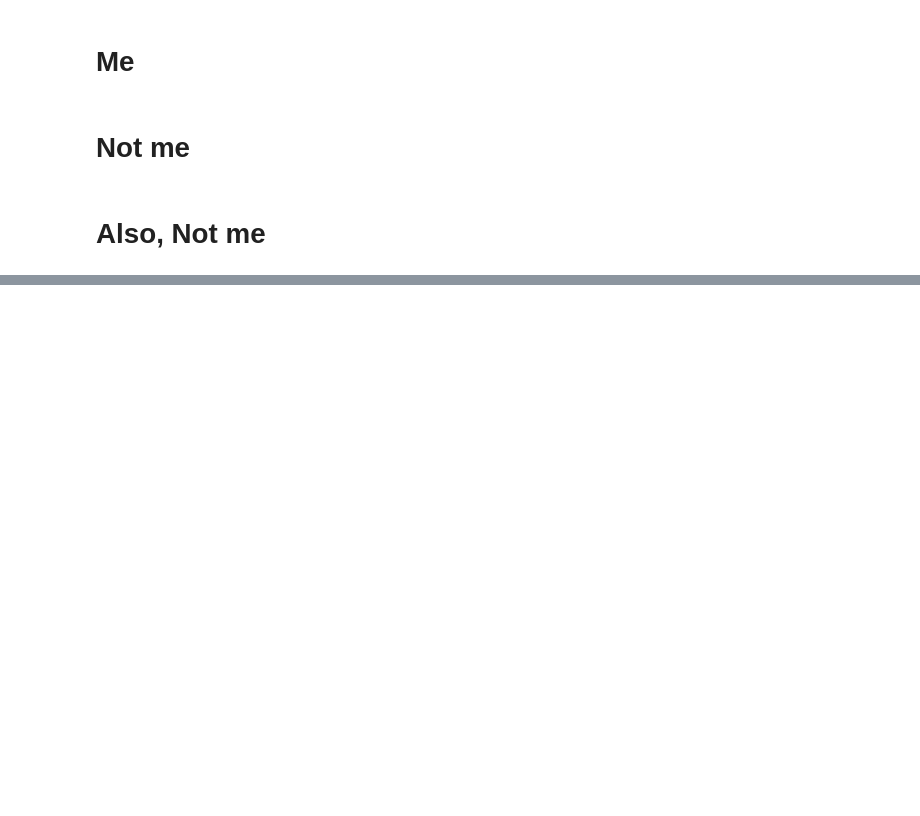
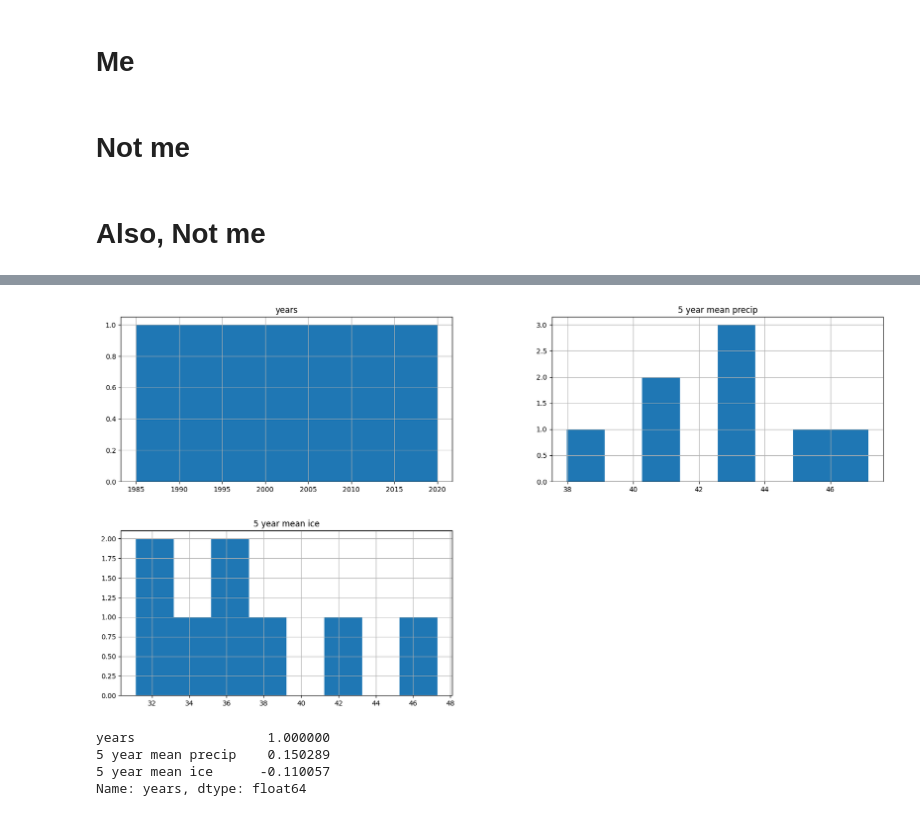
Before and after one commit to p-timothy/CodingProject, a Jupyter notebook: Notebook.ipynb, the cells around one changed output, grey strips where cells are left out. Cells and saved outputs as stored; diff of their text form; code cells hidden in the pictures; blank space fills up the shorter version.

Commit message:
Harris_data_update
Adding precip and ice data.
Early look at cor. mat.
Early look at regression model

```diff
--- a/Notebook.ipynb
+++ b/Notebook.ipynb
@@ -73,0 +304,4 @@ def rasterCalc(formula, imageList, filename):
+# %%
+#get only cover
+only1985_ice_mean = only1985_ice["cover"]
+only1985_ice_mean
@@ -73,0 +311,4 @@ def rasterCalc(formula, imageList, filename):
+# %%
+#add the 1985 ice mean to the ice array : array_ice_mean    only1985_ice_mean
+full_ice_array = np.append(only1985_ice_mean, array_ice_mean)
+full_ice_array
@@ -73,0 +321,4 @@ def rasterCalc(formula, imageList, filename):
+# %%
+#ice array into an ice df
+new_ice_df = pd.DataFrame(full_ice_array, columns = ['5 year mean ice'])
+new_ice_df
@@ -73,0 +339,4 @@ def rasterCalc(formula, imageList, filename):
+# %%
+#join with concat : new_year_df    new_precip_df
+final_concat_df = pd.concat([concat_df, new_ice_df], axis=1)
+final_concat_df
@@ -73,0 +357,5 @@ def rasterCalc(formula, imageList, filename):
+# %%
+# Plot histogram: will need to adjust bins
+final_concat_df_hist = final_concat_df.hist(bins=8 , figsize=(20, 10))
+# %% [output]
+[figure, added]
@@ -73,0 +368,12 @@ def rasterCalc(formula, imageList, filename):
+# %%
+# Compute correlation matrix
+dune_corr_matrix = final_concat_df.corr()
+
+# Display just dune value correlations
+#replace years with dune
+dune_corr_matrix["years"].sort_values(ascending= False)
+# %% [output]
+years                 1.000000
+5 year mean precip    0.150289
+5 year mean ice      -0.110057
+Name: years, dtype: float64
```
Also changed, not shown: parts of 53 cells of this notebook, 2 other files.
